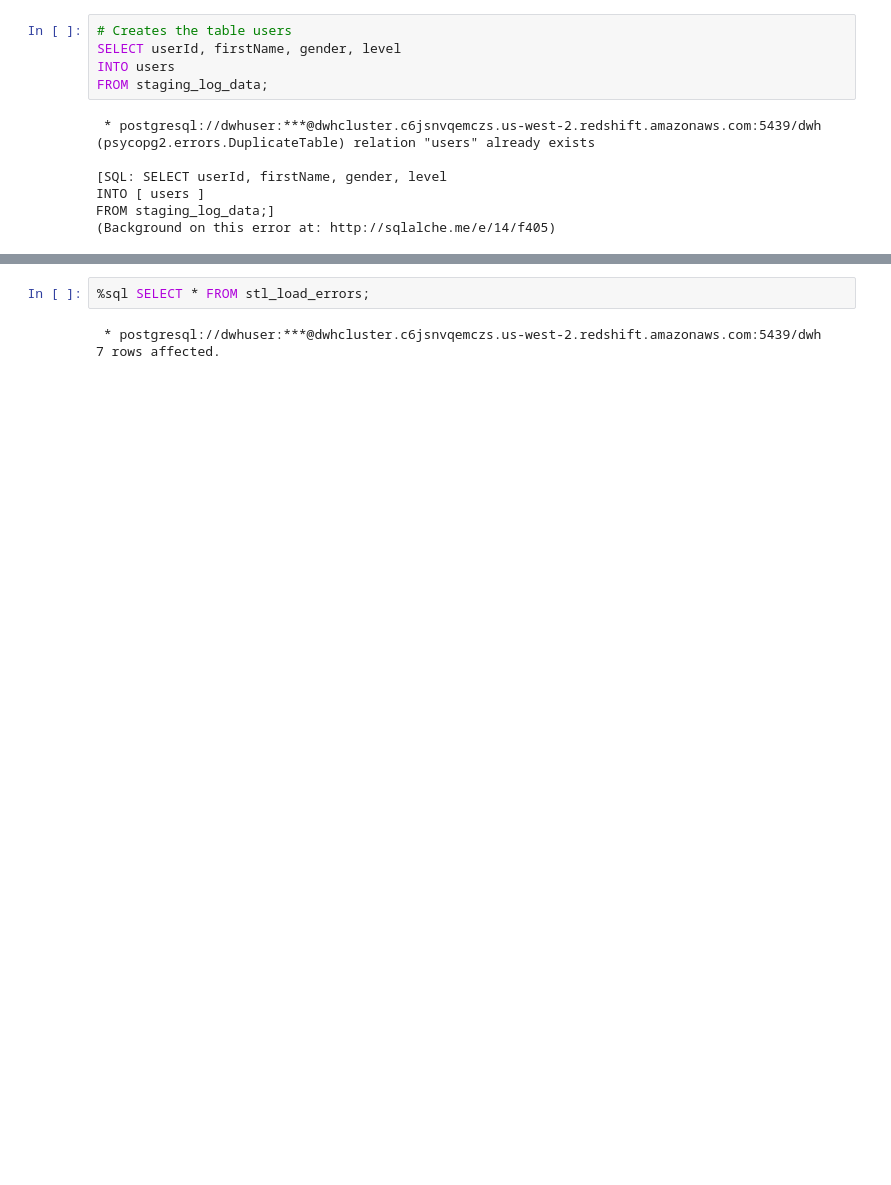
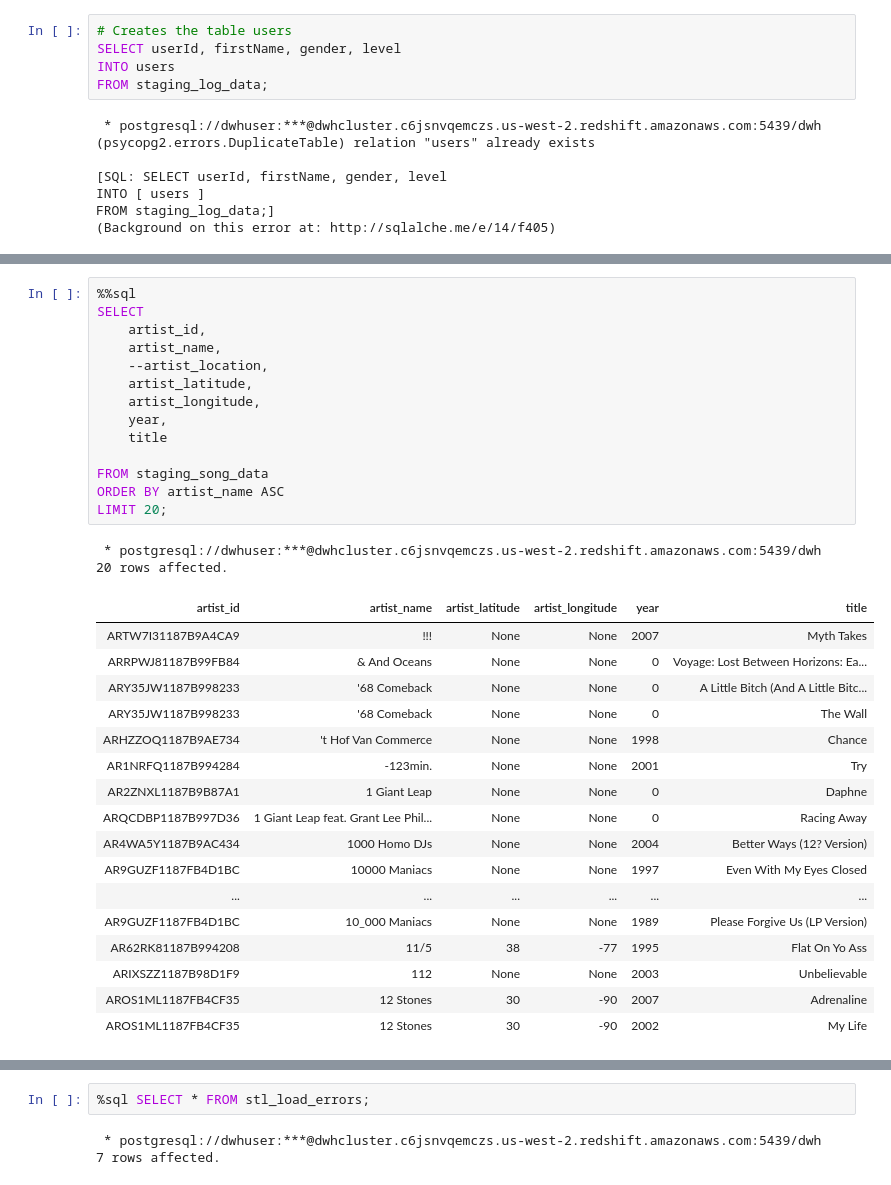
Before and after one commit to davidkuda/aws_dwh, a Jupyter notebook: notebooks/Sample_Loads.ipynb, the cells around one changed output, grey strips where cells are left out. Cells and saved outputs as stored; diff of their text form; blank space fills up the shorter version.

```diff
--- a/notebooks/Sample_Loads.ipynb
+++ b/notebooks/Sample_Loads.ipynb
@@ -299,0 +402,34 @@ FROM staging_log_data;]
+# %%
+%%sql
+SELECT
+    artist_id,
+    artist_name,
+    --artist_location,
+    artist_latitude,
+    artist_longitude,
+    year,
+    title
+
+FROM staging_song_data
+ORDER BY artist_name ASC
+LIMIT 20;
+# %% [output]
+ * postgresql://dwhuser:***@dwhcluster.c6jsnvqemczs.us-west-2.redshift.amazonaws.com:5439/dwh
+20 rows affected.
+| artist_id | artist_name | artist_latitude | artist_longitude | year | title |
+| ARTW7I31187B9A4CA9 | !!! | None | None | 2007 | Myth Takes |
+| ARRPWJ81187B99FB84 | & And Oceans | None | None | 0 | Voyage: Lost Between Horizons: Ea... |
+| ARY35JW1187B998233 | '68 Comeback | None | None | 0 | A Little Bitch (And A Little Bitc... |
+| ARY35JW1187B998233 | '68 Comeback | None | None | 0 | The Wall |
+| ARHZZOQ1187B9AE734 | 't Hof Van Commerce | None | None | 1998 | Chance |
+| AR1NRFQ1187B994284 | -123min. | None | None | 2001 | Try |
+| AR2ZNXL1187B9B87A1 | 1 Giant Leap | None | None | 0 | Daphne |
+| ARQCDBP1187B997D36 | 1 Giant Leap feat. Grant Lee Phil... | None | None | 0 | Racing Away |
+| AR4WA5Y1187B9AC434 | 1000 Homo DJs | None | None | 2004 | Better Ways (12? Version) |
+| AR9GUZF1187FB4D1BC | 10000 Maniacs | None | None | 1997 | Even With My Eyes Closed |
+| ... | ... | ... | ... | ... | ... |
+| AR9GUZF1187FB4D1BC | 10_000 Maniacs | None | None | 1989 | Please Forgive Us (LP Version) |
+| AR62RK81187B994208 | 11/5 | 38 | -77 | 1995 | Flat On Yo Ass |
+| ARIXSZZ1187B98D1F9 | 112 | None | None | 2003 | Unbelievable |
+| AROS1ML1187FB4CF35 | 12 Stones | 30 | -90 | 2007 | Adrenaline |
+| AROS1ML1187FB4CF35 | 12 Stones | 30 | -90 | 2002 | My Life |
```
Also changed, not shown: parts of 35 cells of this notebook.
